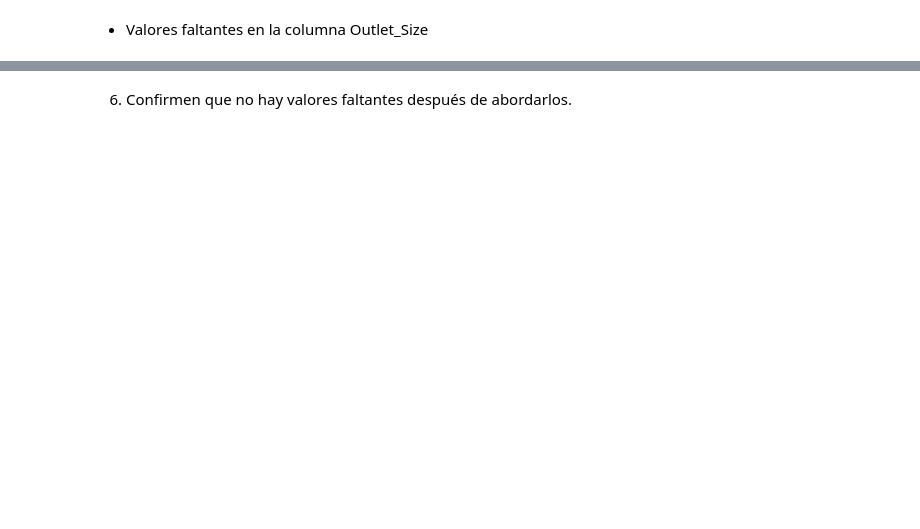
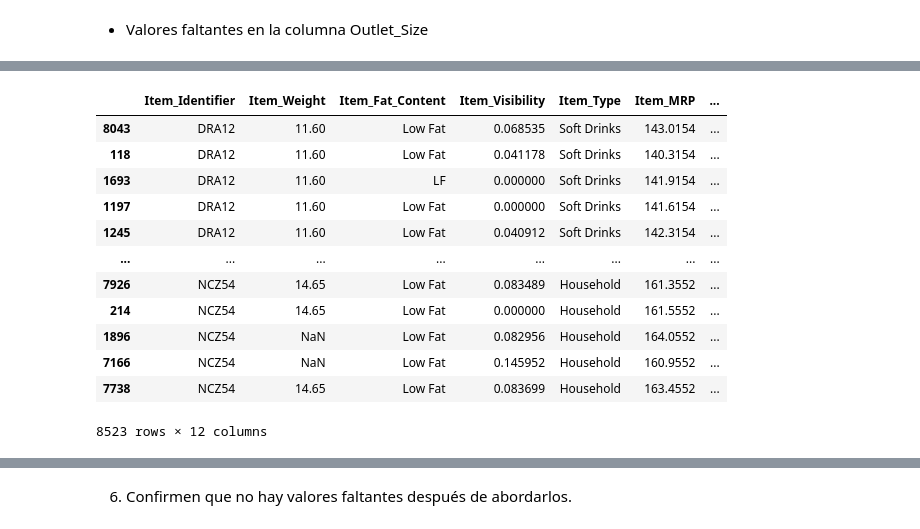
Before and after one commit to olmagra/Proyecto_Predicciones-de-ventas, a Jupyter notebook: Proyecto.ipynb, the cells around one changed output, grey strips where cells are left out. Cells and saved outputs as stored; diff of their text form; code cells hidden in the pictures; blank space fills up the shorter version.

Commit message:
Esta es la versión dos de mi proyecto

```diff
--- a/Proyecto.ipynb
+++ b/Proyecto.ipynb
@@ -220,3 +216,0 @@ Name: Outlet_Size, Length: 2410, dtype: object
-# %%
-for column in ('Outlet_Size'):
-    df.loc['Outlet_Type' == 'Grocery Store', column] = 'Small'
@@ -346,0 +244,22 @@ dtype: int64
+# %%
+#Busqué otras columnas que pudieran tener relación con 'Item_Weight'. Veo que 'Item_Identifier' tiene 1559 valores únicos
+#y por su nombre puedo deducir que hay un código por cada artículo
+# y que quizá pueda encontrar los valores para 'Item_Weight' nulos relacionándolo con 'Item_Identifier'
+
+#=> Código tomado de notas de clase y lecciones
+df.sort_values(by = 'Item_Identifier') #Decido ordenar por esta columna para ver que encuentro
+#Efectivamente veo que para cada 'Item_Identifier' el 'Item_Weight' es el mismo
+# %% [output]
+|  | Item_Identifier | Item_Weight | Item_Fat_Content | Item_Visibility | Item_Type | Item_MRP | ... |
+| 8043 | DRA12 | 11.60 | Low Fat | 0.068535 | Soft Drinks | 143.0154 | ... |
+| 118 | DRA12 | 11.60 | Low Fat | 0.041178 | Soft Drinks | 140.3154 | ... |
+| 1693 | DRA12 | 11.60 | LF | 0.000000 | Soft Drinks | 141.9154 | ... |
+| 1197 | DRA12 | 11.60 | Low Fat | 0.000000 | Soft Drinks | 141.6154 | ... |
+| 1245 | DRA12 | 11.60 | Low Fat | 0.040912 | Soft Drinks | 142.3154 | ... |
+| ... | ... | ... | ... | ... | ... | ... | ... |
+| 7926 | NCZ54 | 14.65 | Low Fat | 0.083489 | Household | 161.3552 | ... |
+| 214 | NCZ54 | 14.65 | Low Fat | 0.000000 | Household | 161.5552 | ... |
+| 1896 | NCZ54 | NaN | Low Fat | 0.082956 | Household | 164.0552 | ... |
+| 7166 | NCZ54 | NaN | Low Fat | 0.145952 | Household | 160.9552 | ... |
+| 7738 | NCZ54 | 14.65 | Low Fat | 0.083699 | Household | 163.4552 | ... |
+8523 rows × 12 columns
```
Also changed, not shown: parts of 47 cells of this notebook.
